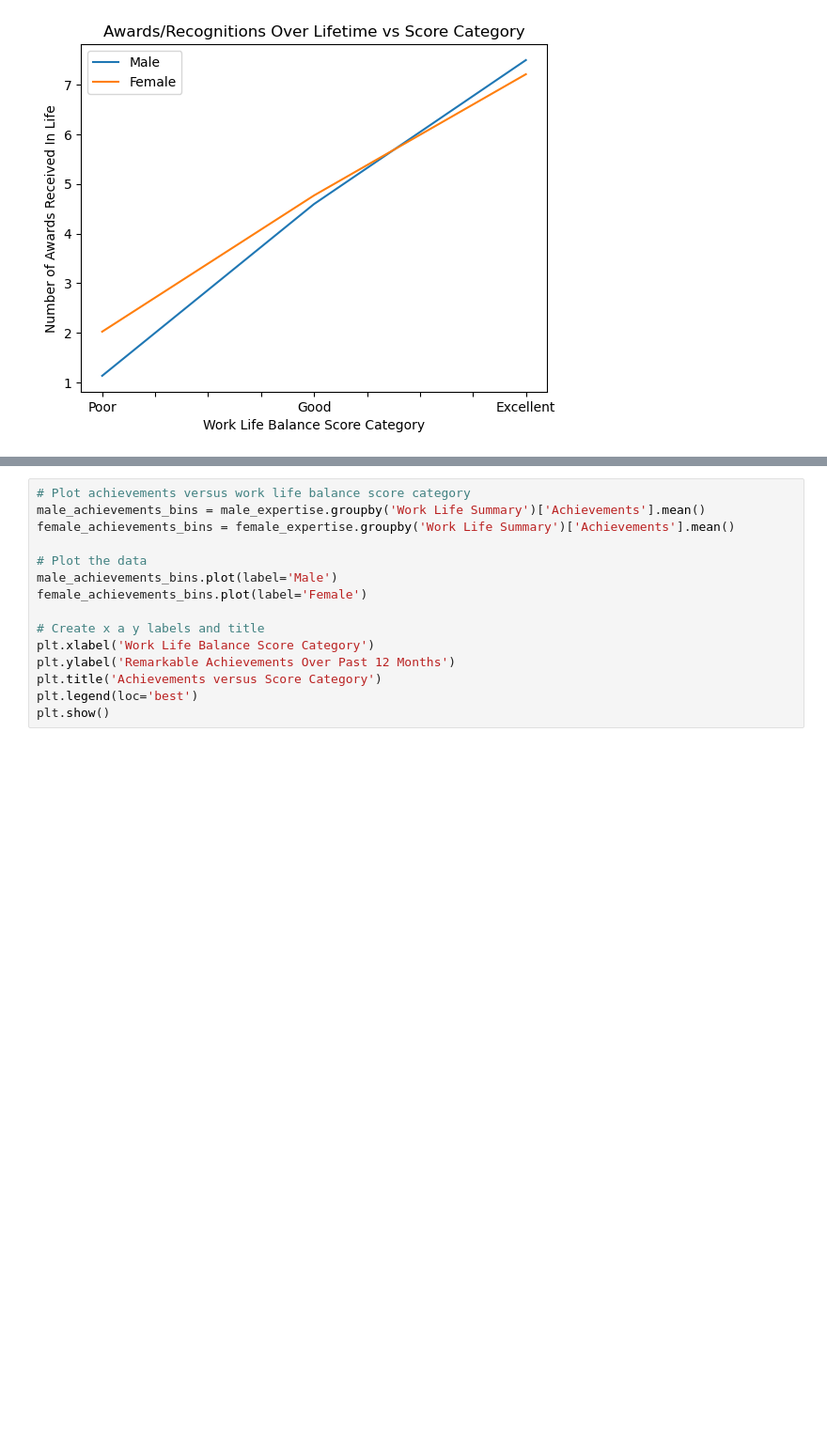
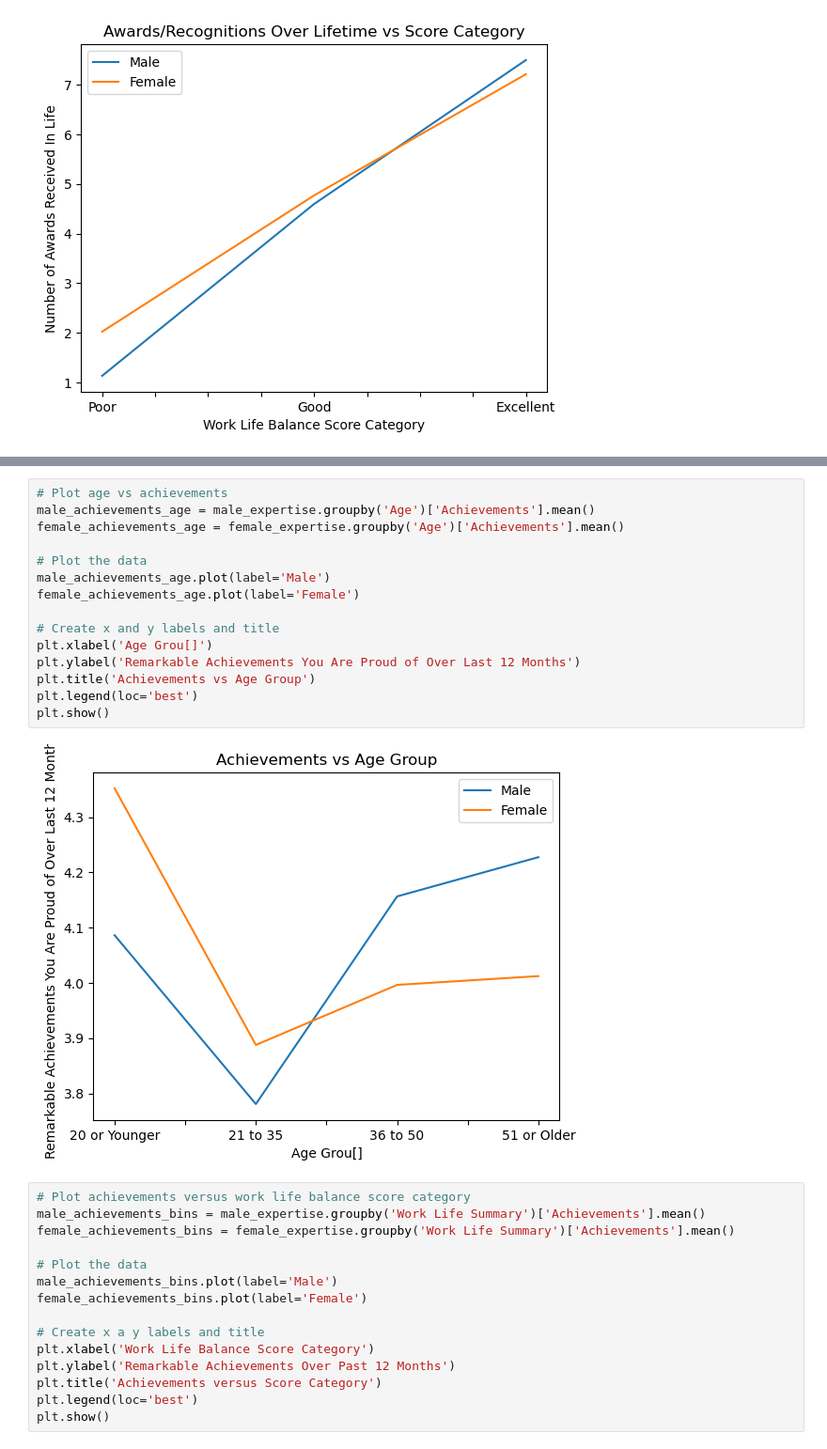
Before and after one commit to jenna-mk/Project_1, a Jupyter notebook: expertise_analysis.ipynb, the cells around one changed output, grey strips where cells are left out. Shown at 94% size. Cells and saved outputs as stored; diff of their text form; blank space fills up the shorter version.

```diff
--- a/expertise_analysis.ipynb
+++ b/expertise_analysis.ipynb
@@ -229,6 +261,23 @@ plt.legend(loc='best')
 plt.show()
 # %% [output]
 [figure]
+# %%
+# Plot age vs achievements
+male_achievements_age = male_expertise.groupby('Age')['Achievements'].mean()
+female_achievements_age = female_expertise.groupby('Age')['Achievements'].mean()
+
+# Plot the data
+male_achievements_age.plot(label='Male')
+female_achievements_age.plot(label='Female')
+
+# Create x and y labels and title
+plt.xlabel('Age Grou[]')
+plt.ylabel('Remarkable Achievements You Are Proud of Over Last 12 Months')
+plt.title('Achievements vs Age Group')
+plt.legend(loc='best')
+plt.show()
+# %% [output]
+[figure, added]
 # %%
 # Plot achievements versus work life balance score category
 male_achievements_bins = male_expertise.groupby('Work Life Summary')['Achievements'].mean()
```
Also changed, not shown: parts of 4 cells of this notebook.
